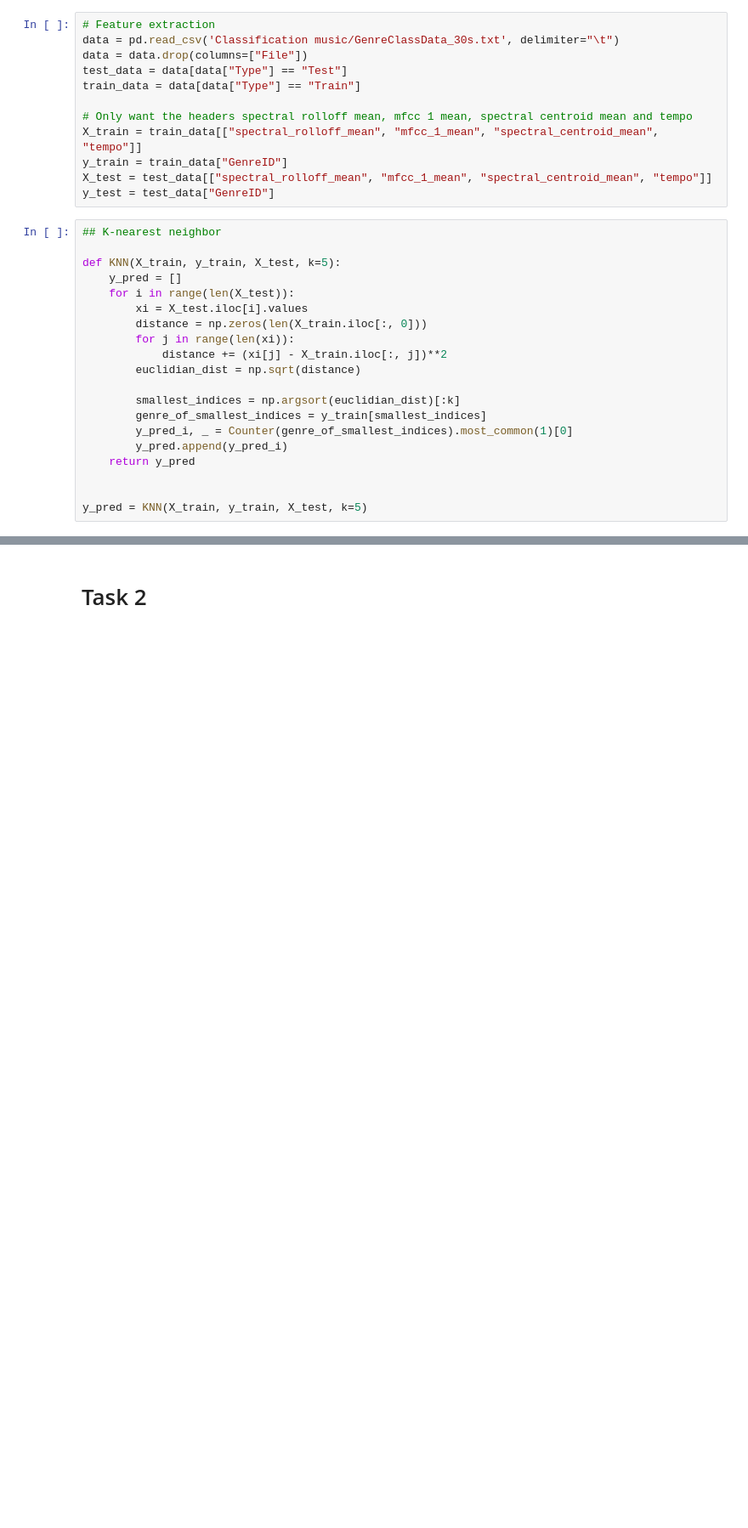
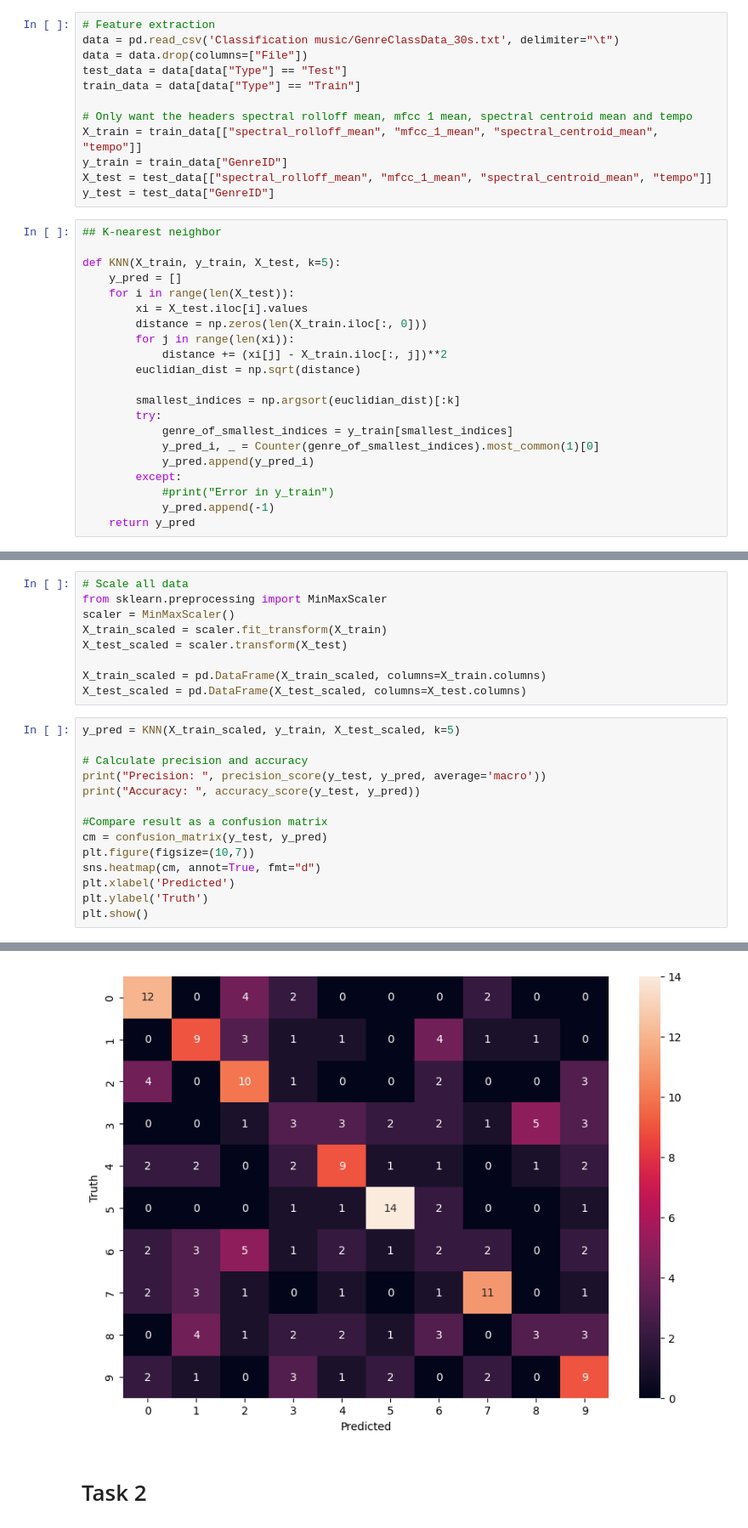
Before and after one commit to Markusjor/TTT4275-Classification_project, a Jupyter notebook: music_classification.ipynb, the cells around one changed output, grey strips where cells are left out. Shown at 85% size. Drawn from its saved outputs; the diff is of its cells as text; blank space fills up the shorter version.

```diff
--- a/music_classification.ipynb
+++ b/music_classification.ipynb
@@ -34,11 +34,12 @@ def KNN(X_train, y_train, X_test, k=5):
         euclidian_dist = np.sqrt(distance)
 
         smallest_indices = np.argsort(euclidian_dist)[:k]
-        genre_of_smallest_indices = y_train[smallest_indices]
-        y_pred_i, _ = Counter(genre_of_smallest_indices).most_common(1)[0]
-        y_pred.append(y_pred_i)
+        try:
+            genre_of_smallest_indices = y_train[smallest_indices]
+            y_pred_i, _ = Counter(genre_of_smallest_indices).most_common(1)[0]
+            y_pred.append(y_pred_i)
+        except:
+            #print("Error in y_train")
+            y_pred.append(-1)
     return y_pred
-
-
-y_pred = KNN(X_train, y_train, X_test, k=5)
 # %%
@@ -57,3 +61,27 @@ plt.show()
 Precision:  0.3827402283706631
 Accuracy:  0.37373737373737376
 [figure]
+# %%
+# Scale all data
+from sklearn.preprocessing import MinMaxScaler
+scaler = MinMaxScaler()
+X_train_scaled = scaler.fit_transform(X_train)
+X_test_scaled = scaler.transform(X_test)
+
+X_train_scaled = pd.DataFrame(X_train_scaled, columns=X_train.columns)
+X_test_scaled = pd.DataFrame(X_test_scaled, columns=X_test.columns)
+# %%
+y_pred = KNN(X_train_scaled, y_train, X_test_scaled, k=5)
+
+# Calculate precision and accuracy
+print("Precision: ", precision_score(y_test, y_pred, average='macro'))
+print("Accuracy: ", accuracy_score(y_test, y_pred))
+
+#Compare result as a confusion matrix
+cm = confusion_matrix(y_test, y_pred)
+plt.figure(figsize=(10,7))
+sns.heatmap(cm, annot=True, fmt="d")
+plt.xlabel('Predicted')
+plt.ylabel('Truth')
+plt.show()
+# %% [output]
@@ -60,2 +90,3 @@ Accuracy:  0.37373737373737376
+[figure, added]
 # %% [markdown]
 # Task 2
```
Also changed, not shown: parts of 9 cells of this notebook, 11 other files.
